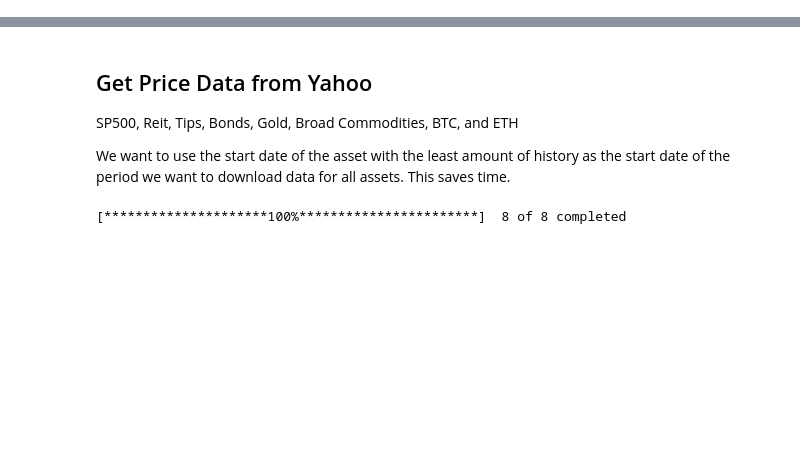
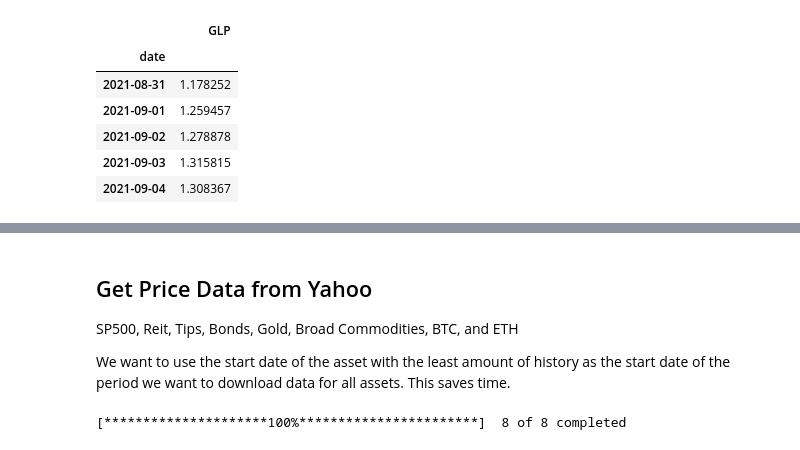
Before and after one commit to coindataschool/beta-sharpe-ret-dashboard, a Jupyter notebook: beta-sharpe-ret.ipynb, the cells around one changed output, grey strips where cells are left out. Saved outputs shown, nothing was run; the diff lists cells and outputs as text; code cells hidden in the pictures; blank space fills up the shorter version.

```diff
--- a/beta-sharpe-ret.ipynb
+++ b/beta-sharpe-ret.ipynb
@@ -31,3 +33,13 @@ df_tri_prices = extract_frame_from_dune_data(tricrypto_prices) \
 # let's cut TriCrypto's price data using 2021-08-31. This will ensure the
 # monthly returns to be calculated over the same months.
 df_tri_prices = df_tri_prices.loc[df_glp_prices.index[0]:, :]
+# %%
+df_glp_prices.head()
+# %% [output]
+|  | GLP |
+| date |  |
+| 2021-08-31 | 1.178252 |
+| 2021-09-01 | 1.259457 |
+| 2021-09-02 | 1.278878 |
+| 2021-09-03 | 1.315815 |
+| 2021-09-04 | 1.308367 |
```
Also changed, not shown: parts of 3 cells of this notebook, 1 other file.
